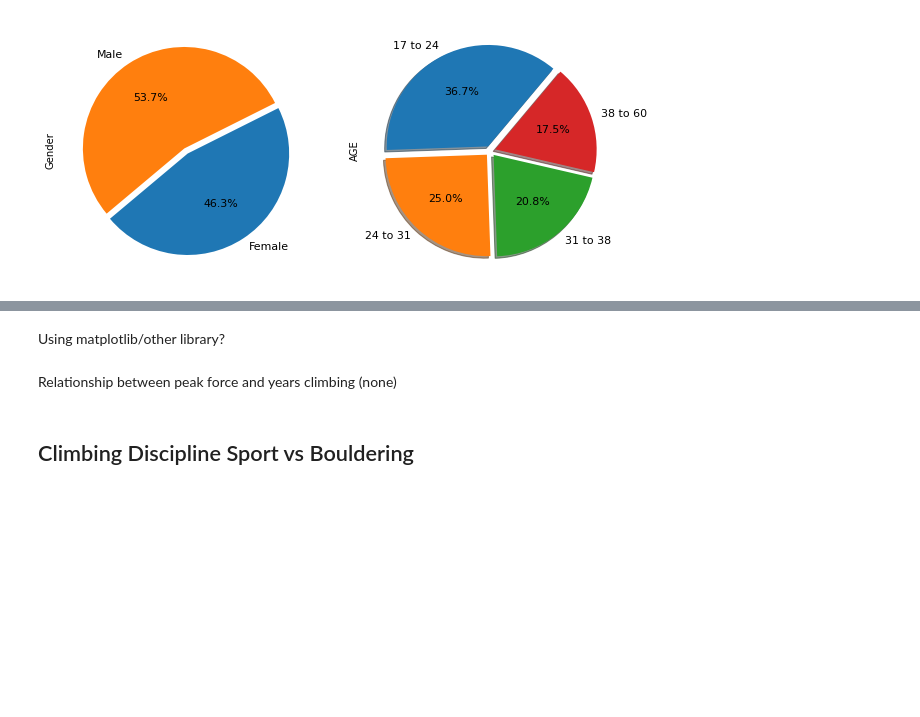
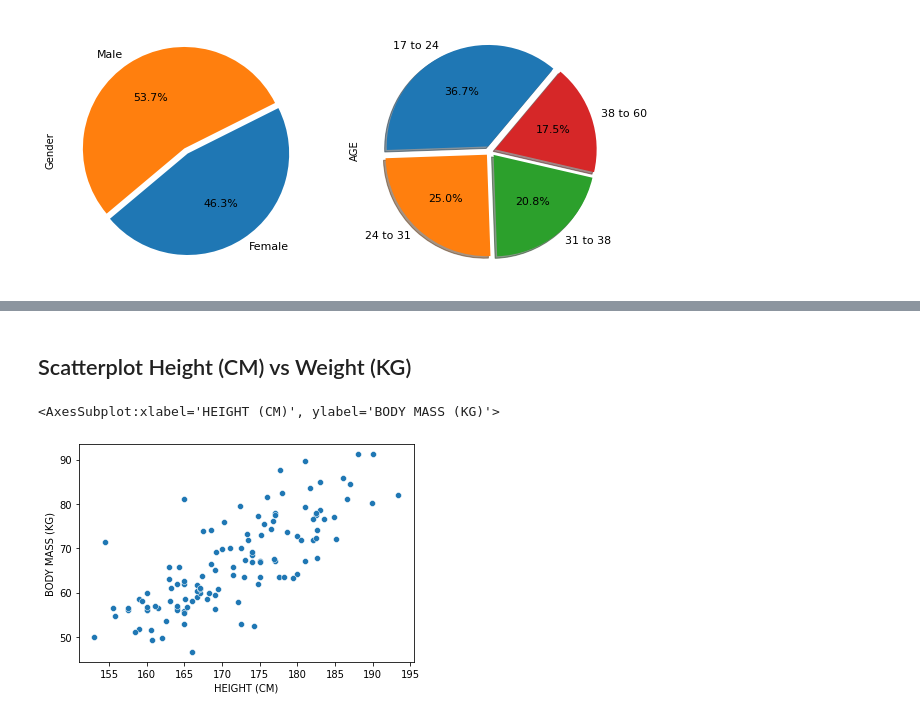
Before and after one commit to haokliao/Critical-Force-Visualization, a Jupyter notebook: EDA_001_notebook.ipynb, the cells around one changed output, grey strips where cells are left out. Cells and saved outputs as stored; diff of their text form; code cells hidden in the pictures; blank space fills up the shorter version.

Commit message:
2/16 Updates, BIG changes EDA_001 Notebook all basic visualizations done

```diff
--- a/EDA_001_notebook.ipynb
+++ b/EDA_001_notebook.ipynb
@@ -81,4 +54,0 @@ age_df['quartile'].value_counts().plot(kind='pie',autopct="%.1f%%", fontsize=12,
-# %% [markdown]
-Using matplotlib/other library?
-# %% [markdown]
-Relationship between peak force and years climbing (none)
@@ -93,2 +55,11 @@ Relationship between peak force and years climbing (none)
-# %% [markdown]
-## Climbing Discipline Sport vs Bouldering
+# %% [markdown]
+## Scatterplot Height (CM) vs Weight (KG)
+# %%
+#Create a seperate dataframe and store both height and weight values
+hweight_df = dataframe[['HEIGHT (CM)','BODY MASS (KG)']].dropna()
+
+#Create Seaborn Scatterplot
+sns.scatterplot(data=hweight_df, x="HEIGHT (CM)", y="BODY MASS (KG)")
+# %% [output]
+<AxesSubplot:xlabel='HEIGHT (CM)', ylabel='BODY MASS (KG)'>
+[figure, added]
```
Also changed, not shown: parts of 11 cells of this notebook, 1 other file.
